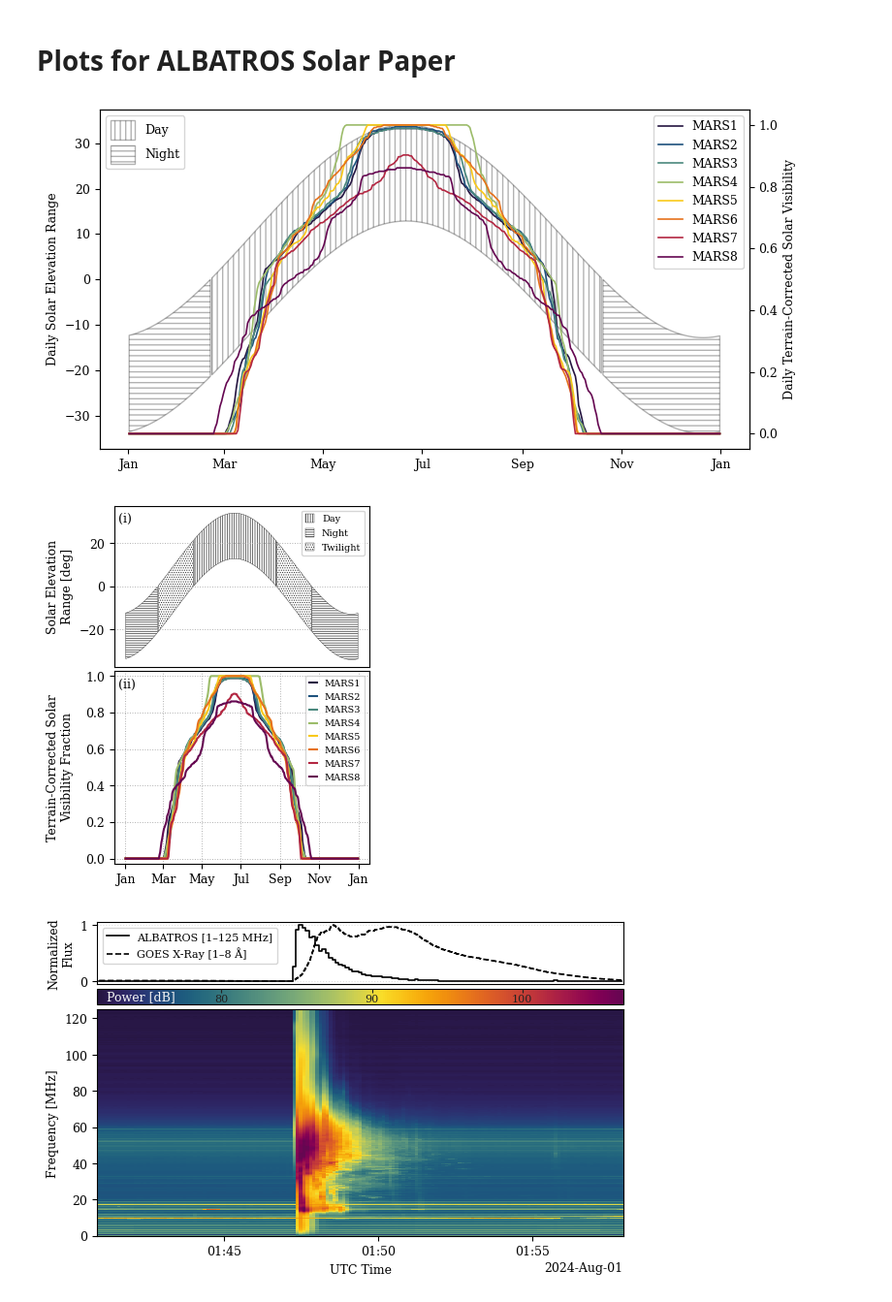
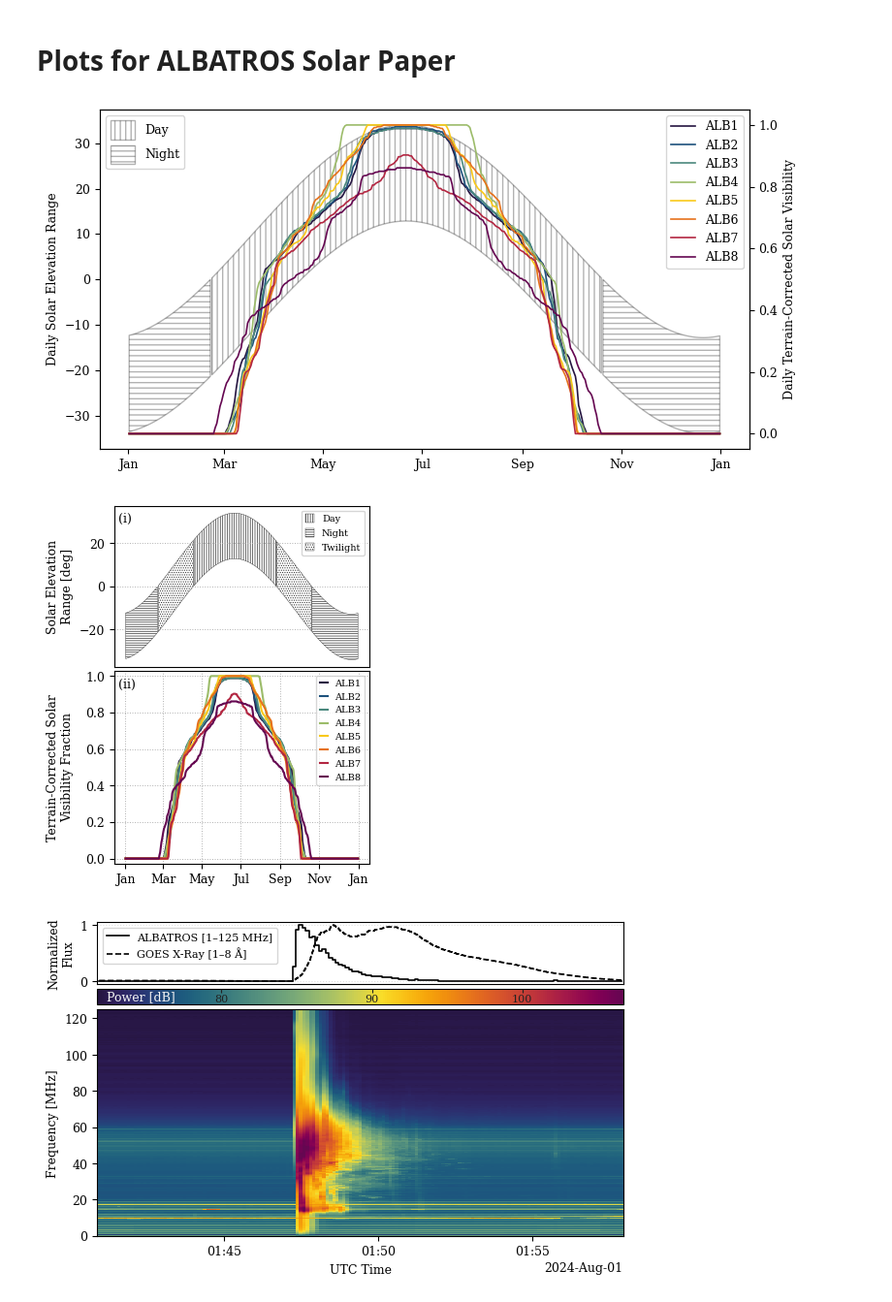
Before and after one commit to amanchokshi/specscout, a Jupyter notebook: notebooks/specscout_paper.ipynb, the cells around one changed output. Shown at 97% size. Saved outputs shown, nothing was run; the diff lists cells and outputs as text; code cells hidden in the pictures.

```diff
--- a/notebooks/specscout_paper.ipynb
+++ b/notebooks/specscout_paper.ipynb
@@ -179,14 +179,14 @@ def compute_horizon_profile(
     return out
 # %%
 gps_coords = {
-    "MARS1": [79.417161473, -90.767238685, 187.9577],
-    "MARS2": [79.417198047, -90.758739192, 183.0684],
-    "MARS3": [79.415409047, -90.772991226, 180.4816],
-    "MARS4": [79.388456412, -91.019202963, 25.1938],
-    "MARS5": [79.418302573, -90.667395452, 59.6242],
-    "MARS6": [79.397984238, -90.799842408, 41.6994],
-    "MARS7": [79.411474117, -90.695266129, 31.6314],
-    "MARS8": [79.443757694, -90.718202634, 414.9131],
+    "ALB1": [79.417161473, -90.767238685, 187.9577],
+    "ALB2": [79.417198047, -90.758739192, 183.0684],
+    "ALB3": [79.415409047, -90.772991226, 180.4816],
+    "ALB4": [79.388456412, -91.019202963, 25.1938],
+    "ALB5": [79.418302573, -90.667395452, 59.6242],
+    "ALB6": [79.397984238, -90.799842408, 41.6994],
+    "ALB7": [79.411474117, -90.695266129, 31.6314],
+    "ALB8": [79.443757694, -90.718202634, 414.9131],
 }
 
 dem = load_dem("../../wave-rider/data/dem/mars_extra_large.tif")
@@ -231,13 +231,13 @@ for ant, gps in gps_coords.items():
 
 fig, ax = plt.subplots(figsize=(8, 4))
 
-solar_above_horizon = np.where(np.max(solar_profiles["MARS1"]["alt_deg"], axis=1) > 0)
-solar_below_horizon_0 = np.where(np.max(solar_profiles["MARS1"]["alt_deg"][:180], axis=1) < 0)
-solar_below_horizon_1 = np.where(np.max(solar_profiles["MARS1"]["alt_deg"][180:], axis=1) < 0)
+solar_above_horizon = np.where(np.max(solar_profiles["ALB1"]["alt_deg"], axis=1) > 0)
+solar_below_horizon_0 = np.where(np.max(solar_profiles["ALB1"]["alt_deg"][:180], axis=1) < 0)
+solar_below_horizon_1 = np.where(np.max(solar_profiles["ALB1"]["alt_deg"][180:], axis=1) < 0)
 
-daily_times = solar_profiles["MARS1"]["times_utc"][:, 180]
-solar_max_el = np.max(solar_profiles["MARS1"]["alt_deg"], axis=1)
-solar_min_el = np.min(solar_profiles["MARS1"]["alt_deg"], axis=1)
+daily_times = solar_profiles["ALB1"]["times_utc"][:, 180]
+solar_max_el = np.max(solar_profiles["ALB1"]["alt_deg"], axis=1)
+solar_min_el = np.min(solar_profiles["ALB1"]["alt_deg"], axis=1)
 
 ax.fill_between(
     daily_times[solar_above_horizon],
@@ -284,7 +284,7 @@ ax.xaxis.set_major_formatter(mdates.DateFormatter("%b"))
 plt.tight_layout()
 plt.show()
 # %% [output]
-[figure, old version]
+[figure, new version]
 # %%
 %matplotlib inline
 
@@ -304,9 +304,9 @@ fig, (ax0, ax1) = plt.subplots(
 # ------------------------------------------------------------------
 # Solar elevation envelope (top panel)
 # ------------------------------------------------------------------
-daily_times = solar_profiles["MARS1"]["times_utc"][:, 180]
-solar_max_el = np.max(solar_profiles["MARS1"]["alt_deg"], axis=1)
-solar_min_el = np.min(solar_profiles["MARS1"]["alt_deg"], axis=1)
+daily_times = solar_profiles["ALB1"]["times_utc"][:, 180]
+solar_max_el = np.max(solar_profiles["ALB1"]["alt_deg"], axis=1)
+solar_min_el = np.min(solar_profiles["ALB1"]["alt_deg"], axis=1)
 
 is_night = solar_max_el < 0
 is_dawn_dusk = (solar_min_el < 0) & (solar_max_el > 0)
@@ -393,34 +393,34 @@ ax1.legend(
 
 # ------------------------------------------------------------------
 # Shared x-axis formatting
 # ------------------------------------------------------------------
 ax1.xaxis.set_major_locator(mdates.MonthLocator(interval=2))
 ax1.xaxis.set_major_formatter(mdates.DateFormatter("%b"))
 
 # ------------------------------------------------------------------
 # Align y-labels and add panel labels
 # ------------------------------------------------------------------
 fig.align_ylabels([ax0, ax1])
 
 panel_labels = ["(i)", "(ii)"]
 for i, ax in enumerate([ax0, ax1]):
     ax.text(
         0.016,
         0.96,
         panel_labels[i],
         transform=ax.transAxes,
         ha="left",
         va="top",
         fontsize=9,
         color="k",
     )
 
     ax.grid(ls=":", lw=0.7, alpha=1)
 
 fig.savefig("paper/solar_elevation.pdf", bbox_inches="tight", pad_inches=0.02)
 plt.show()
 # %% [output]
-[figure, old version]
+[figure, new version]
 # %%
 zarr_path = "/Volumes/specscout/zarr/202407/MARS3_202407.zarr/"
 
```
Also changed, not shown: parts of 2 cells of this notebook.
